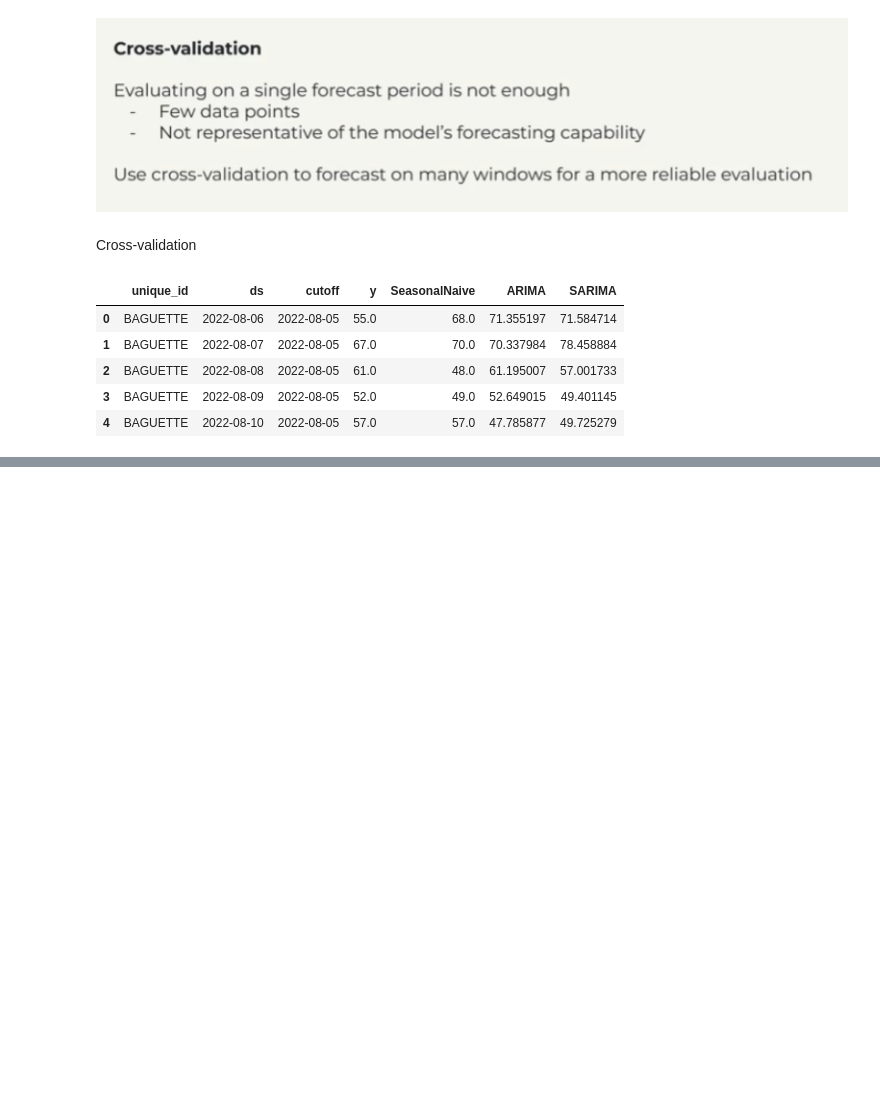
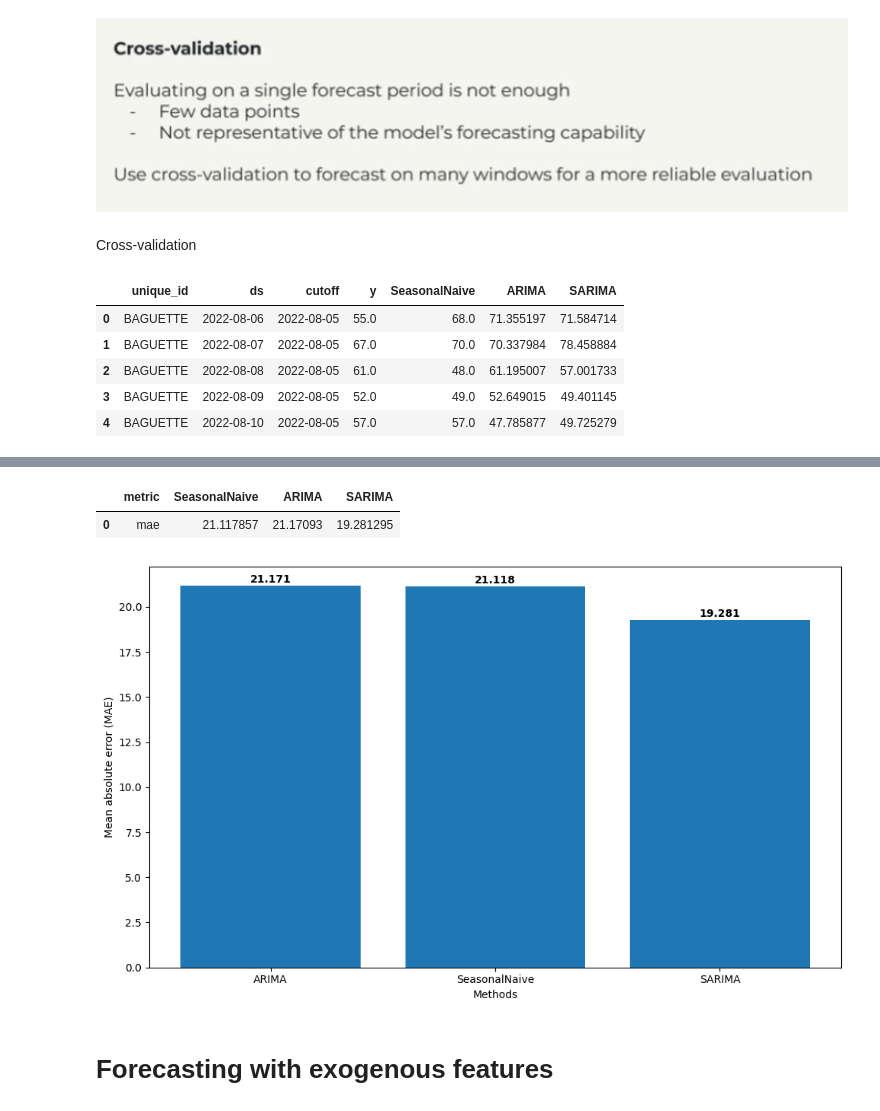
Before and after one commit to Sambarlasagna/Time-Series-Forecasting-Python, a Jupyter notebook: main.ipynb, the cells around one changed output, grey strips where cells are left out. Cells and saved outputs as stored; diff of their text form; code cells hidden in the pictures; blank space fills up the shorter version.

Commit message:
including exogenous features

```diff
--- a/main.ipynb
+++ b/main.ipynb
@@ -249,0 +247,34 @@ cv_df.head()
+# %%
+cv_eval = evaluate(
+    cv_df.drop(["cutoff"],axis=1),
+    metrics=[mae]
+)
+cv_eval = cv_eval.drop(['unique_id'],axis=1).groupby('metric').mean().reset_index()
+cv_eval
+# %% [output]
+|  | metric | SeasonalNaive | ARIMA | SARIMA |
+| 0 | mae | 21.117857 | 21.17093 | 19.281295 |
+# %%
+
+methods = cv_eval.columns[1:].tolist()
+values = cv_eval.iloc[0, 1:].tolist()
+
+sorted_data = sorted(zip(methods, values), key=lambda x: x[1], reverse=True)
+methods_sorted, values_sorted = zip(*sorted_data)
+
+plt.figure(figsize=(10, 6))
+bars = plt.bar(methods_sorted, values_sorted)
+
+for bar, value in zip(bars, values_sorted):
+    plt.text(bar.get_x() + bar.get_width()/2, bar.get_height() + 0.05,
+             f'{value:.3f}', ha='center', va='bottom', fontweight='bold')
+
+plt.xlabel('Methods')
+plt.ylabel('Mean absolute error (MAE)')
+plt.tight_layout()
+
+plt.show()
+# %% [output]
+[figure, added]
+# %% [markdown]
+# Forecasting with exogenous features
```
Also changed, not shown: parts of 19 cells of this notebook.
